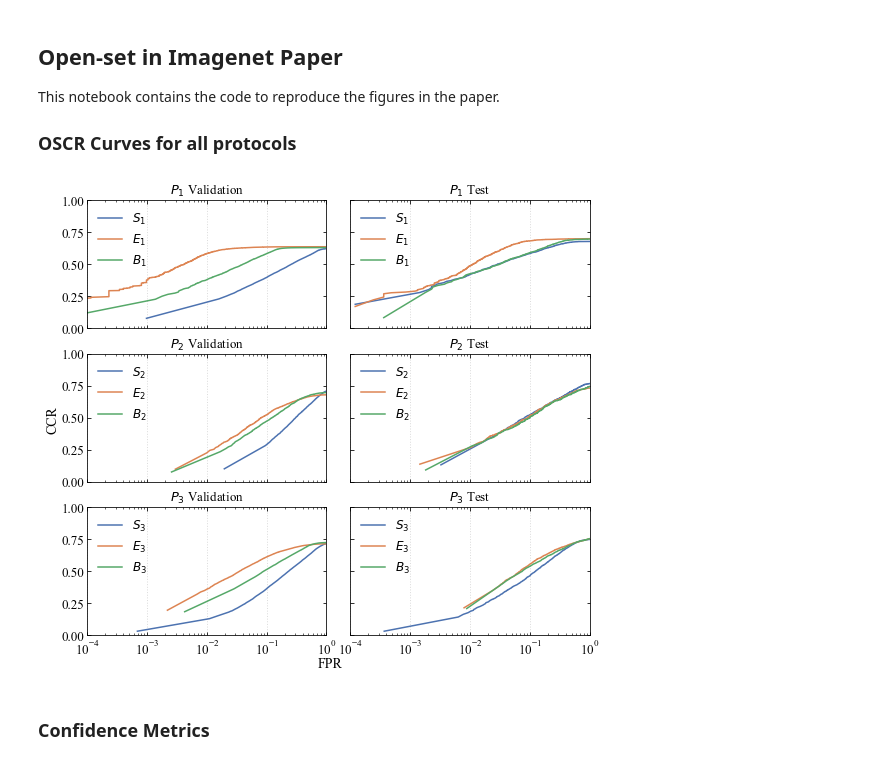
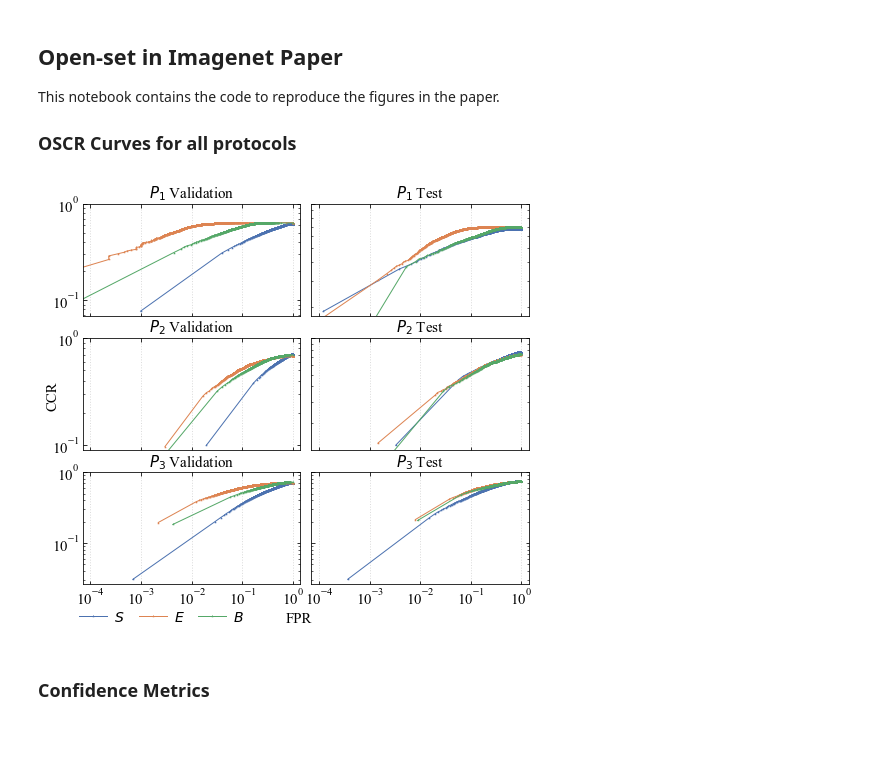
Before and after one commit to AIML-IfI/openset-imagenet, a Jupyter notebook: analysis/open_set_imagenet.ipynb, the cells around one changed output. Saved outputs shown, nothing was run; the diff lists cells and outputs as text; code cells hidden in the pictures; blank space fills up the shorter version.

Commit message:
updarting figure's scripts

```diff
--- a/analysis/open_set_imagenet.ipynb
+++ b/analysis/open_set_imagenet.ipynb
@@ -64,59 +62,50 @@ p2_paths = {
     '$S_{2}$':  outputs / 's2n_l1_e0_adam/s2n_l1_e0_adam_best_val_arr.npz',
     '$E_{2}$':  outputs / 'e2n_l1_e0_adam/e2n_l1_e0_adam_best_val_arr.npz',
     '$B_{2}$':  outputs / 'b2n_l1_e0_adam/b2n_l1_e0_adam_best_val_arr.npz',
     }
 
 p3_paths = {
     '$S_{3}$':  outputs / 's3n_l1_e0_adam/s3n_l1_e0_adam_best_val_arr.npz',
     '$E_{3}$':  outputs / 'e3n_l1_e0_adam/e3n_l1_e0_adam_best_val_arr.npz',
     '$B_{3}$':  outputs / 'b3n_l1_e0_adam/b3n_l1_e0_adam_best_val_arr.npz',
    }
 
 p1_val = util.read_array_list(p1_paths)
 p1_test = util.read_array_list(util.transform_to_test(p1_paths))
 
 p2_val = util.read_array_list(p2_paths)
 p2_test = util.read_array_list(util.transform_to_test(p2_paths))
 
 p3_val = util.read_array_list(p3_paths)
 p3_test = util.read_array_list(util.transform_to_test(p3_paths))
 
-points = 10000
-font = 14
-scale = 'semilog'
-fig = plt.figure(figsize=(9,8))
-gs = fig.add_gridspec(3, 2, hspace=0.2, wspace=0.1)
+points = 1000
+font = 15
+scale = 'log'
+fig = plt.figure(figsize=(8,7))
+gs = fig.add_gridspec(3, 2, hspace=0.2, wspace=0.05)
 axs = gs.subplots(sharex=True, sharey=False)
 axs = axs.flat
 
-util.plot_oscr(arrays=p1_val, scale=scale, title='$P_1$ Validation', ax_label_font=13, ax=axs[0],
-              legend_pos="upper left", unk_label=-1, points=points)
-
-util.plot_oscr(arrays=p1_test, scale=scale, title='$P_1$ Test', ax_label_font=13, ax=axs[1],
-              legend_pos="upper left", unk_label=-2, points=points)
-
-util.plot_oscr(arrays=p2_val, scale=scale, title='$P_2$ Validation', ax_label_font=13, ax=axs[2],
-              legend_pos="upper left", unk_label=-1, points=points)
-
-util.plot_oscr(arrays=p2_test, scale=scale, title='$P_2$ Test', ax_label_font=13, ax=axs[3],
-              legend_pos="upper left", unk_label=-2, points=points)
-
-util.plot_oscr(arrays=p3_val, scale=scale, title='$P_3$ Validation', ax_label_font=13, ax=axs[4],
-              legend_pos="upper left", unk_label=-1, points=points)
-
-util.plot_oscr(arrays=p3_test, scale=scale, title='$P_3$ Test', ax_label_font=13, ax=axs[5],
-              legend_pos="upper left", unk_label=-2, points=points)
-
+ax = util.plot_oscr(arrays=p1_val, scale=scale, title='$P_1$ Validation', ax_label_font=font, ax=axs[0], legend_pos="no", unk_label=-1, points=points)
+ax = util.plot_oscr(arrays=p1_test, scale=scale, title='$P_1$ Test', ax_label_font=font, ax=axs[1], legend_pos="no", unk_label=-2, points=points)
+ax = util.plot_oscr(arrays=p2_val, scale=scale, title='$P_2$ Validation', ax_label_font=font, ax=axs[2], legend_pos="no", unk_label=-1, points=points)
+ax = util.plot_oscr(arrays=p2_test, scale=scale, title='$P_2$ Test', ax_label_font=font, ax=axs[3], legend_pos="no", unk_label=-2, points=points)
+ax = util.plot_oscr(arrays=p3_val, scale=scale, title='$P_3$ Validation', ax_label_font=font, ax=axs[4], legend_pos="no", unk_label=-1, points=points)
+util.plot_oscr(arrays=p3_test, scale=scale, title='$P_3$ Test', ax_label_font=font, ax=axs[5], legend_pos="no", unk_label=-2, points=points)
+# Manual legend
+ax.legend(['$S$', '$E$', '$B$'], frameon=False, fontsize=font - 1, bbox_to_anchor=(0.8, -0.12), ncol=3, handletextpad=0.5, columnspacing=1)
+# Axis properties
 for ax in axs:
     ax.label_outer()
     ax.grid(axis='x', linestyle=':', linewidth=1, color='gainsboro')
-
-fig.text(0.5, 0.07, 'FPR', ha='center', fontsize=font)
+# Figure labels
+fig.text(0.5, 0.05, 'FPR', ha='center', fontsize=font)
 fig.text(0.06, 0.5, 'CCR', va='center', rotation='vertical', fontsize=font)
 
-plt.savefig('fig/oscr_all_protocols.pdf', dpi=90, bbox_inches='tight')
+plt.savefig('fig/oscr_all_protocols.pdf', dpi=90, bbox_inches='tight', pad_inches = 0)
 plt.show()
 # %% [output]
-[figure, old version]
+[figure, new version]
 # %% [markdown]
 ### Confidence Metrics
```
Also changed, not shown: parts of 14 cells of this notebook, 1 other file.
